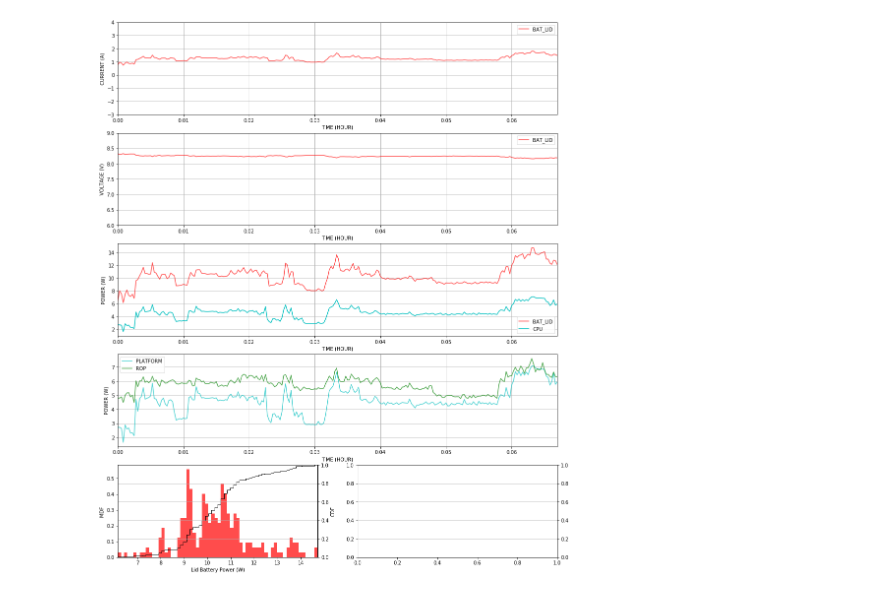
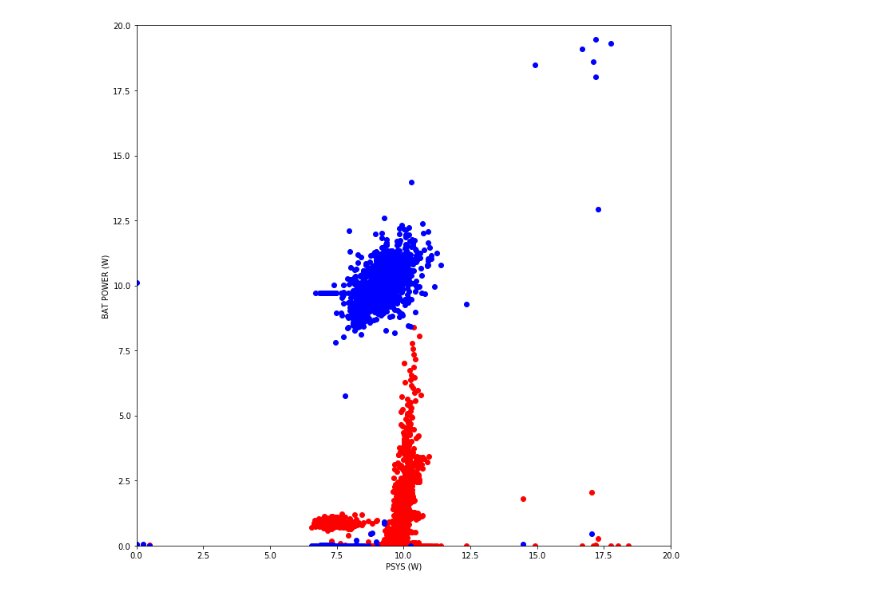
Before and after one commit to gocros/test, a Jupyter notebook: log/plot.ipynb, the cells around one changed output. Drawn from its saved outputs; the diff is of its cells as text; code cells hidden in the pictures.

```diff
--- a/log/plot.ipynb
+++ b/log/plot.ipynb
@@ -6,7 +6,7 @@ import matplotlib.pyplot as plt
 import matplotlib.gridspec as gridspec
 %matplotlib inline
 
-DUAL_BAT = False
+DUAL_BAT = True
 
 def uj2w(t,e):
     w = [(e[1]-e[0])/(t[1]-t[0])/1e6]
@@ -55,7 +55,7 @@ ax1.legend()
 ax2.plot(t, df["i0"]*df["v0"]/1e12, 'r', label='BAT_LID', alpha=PLOT_ALPHA)
 if DUAL_BAT:
     ax2.plot(t, df["i1"]*df["v0"]/1e12, 'b', label='BAT_BASE', alpha=PLOT_ALPHA)
-ax2.plot(t, cpu_w, 'c', label='CPU')
+ax2.plot(t, sys_w, 'c', label='SYS')
 
 ax2.set_xlim([min(t),max(t)])
 ax2.grid(True)
@@ -79,11 +79,11 @@ ax2.set_ylabel('POWER (W)')
 ax3.set_ylabel('POWER (W)')
 
 p0 = df["i0"]*df["v0"]/1e12
+p0 = p0[p0!=0]
+
 if DUAL_BAT:
     p1 = df["i1"]*df["v0"]/1e12
-
-p0 = p0[p0!=0]
-p1 = p1[p1!=0]
+    p1 = p1[p1!=0]
 
 num_bins = 64
 
@@ -110,8 +110,17 @@ if DUAL_BAT:
     ax91.set_xlabel('Base Battery Power (W)')
     ax91.set_xlim([min(p1),max(p1)])
     ax91_1.set_ylim([0,1]);
-# %% [output]
-[figure, removed]
+# %%
+fig,ax=plt.subplots(1,1,figsize=(12,12))
+p0 = df['i0']*df['i0']/1e12
+p1 = df['i1']*df['v1']/1e12
+ax.scatter(sys_w,p0,color='r', label='BAT0')
+ax.scatter(sys_w,p1,color='b', label='BAT1')
+ax.axis([0,20,0,20])
+ax.set_ylabel('BAT POWER (W)')
+ax.set_xlabel('PSYS (W)');
+# %% [output]
+[figure, added]
 # %%
 fig,ax=plt.subplots(figsize=(16,4))
 ax.plot(df["c0"], 'c', lw=4, label='Battery 0')
```
Also changed, not shown: parts of 1 cell of this notebook.
